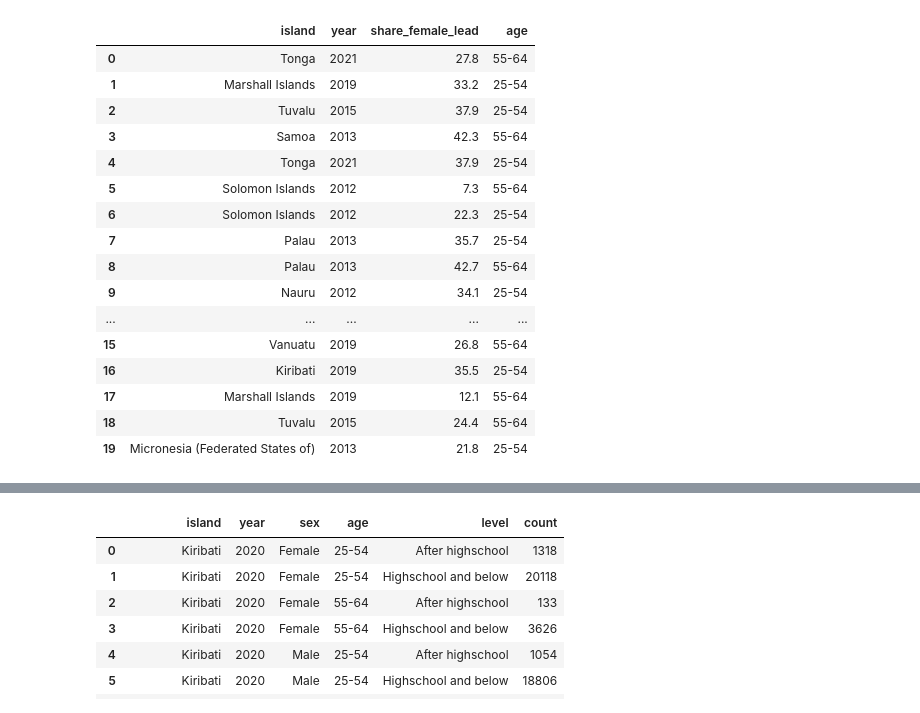
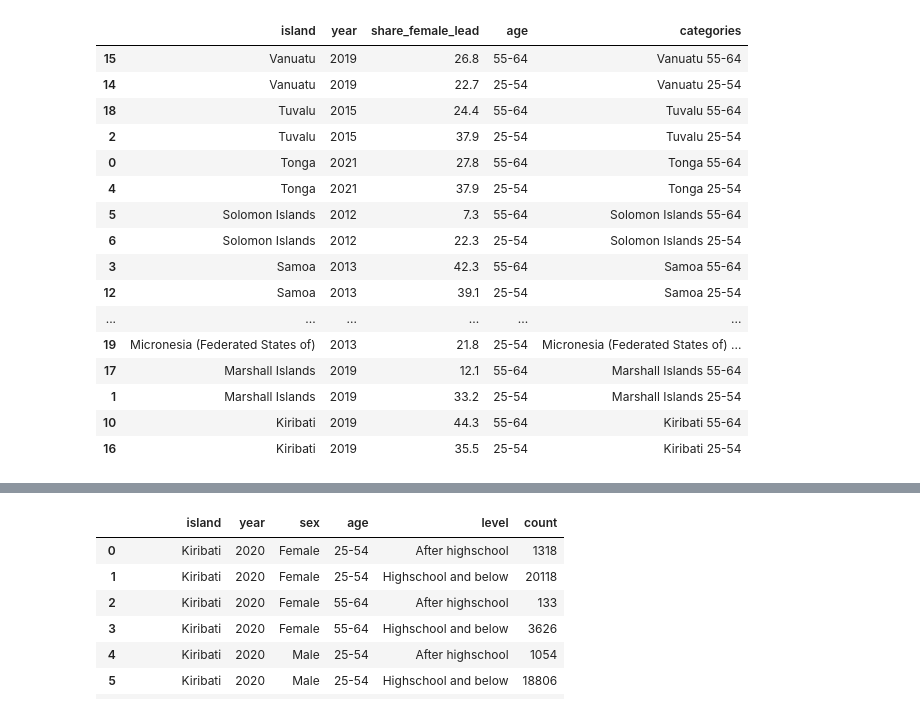
Before and after one commit to JosephBARBIERDARNAL/pacific-data-challenge, a Jupyter notebook: data.ipynb, the cells around one changed output, grey strips where cells are left out. Cells and saved outputs as stored; diff of their text form; code cells hidden in the pictures.

```diff
--- a/data.ipynb
+++ b/data.ipynb
@@ -1,26 +8,26 @@
 # %%
-import pandas as pd
-
 ceo_df = pd.read_csv("management-positions/management-positions.csv")
 ceo_df.rename(columns={'Pacific Island Countries and territories':'island'}, inplace=True)
 ceo_df = ceo_df[["island", "TIME_PERIOD", "OBS_VALUE", "Age"]]
 ceo_df.columns = ["island", "year", "share_female_lead", "age"]
+ceo_df["categories"] = ceo_df["island"]+" "+ceo_df["age"]
+ceo_df.sort_values(by=["island", "year", "age"], inplace=True, ascending=False)
 ceo_df
 # %% [output]
-|  | island | year | share_female_lead | age |
-| 0 | Tonga | 2021 | 27.8 | 55-64 |
-| 1 | Marshall Islands | 2019 | 33.2 | 25-54 |
-| 2 | Tuvalu | 2015 | 37.9 | 25-54 |
-| 3 | Samoa | 2013 | 42.3 | 55-64 |
-| 4 | Tonga | 2021 | 37.9 | 25-54 |
-| 5 | Solomon Islands | 2012 | 7.3 | 55-64 |
-| 6 | Solomon Islands | 2012 | 22.3 | 25-54 |
-| 7 | Palau | 2013 | 35.7 | 25-54 |
-| 8 | Palau | 2013 | 42.7 | 55-64 |
-| 9 | Nauru | 2012 | 34.1 | 25-54 |
-| ... | ... | ... | ... | ... |
-| 15 | Vanuatu | 2019 | 26.8 | 55-64 |
-| 16 | Kiribati | 2019 | 35.5 | 25-54 |
-| 17 | Marshall Islands | 2019 | 12.1 | 55-64 |
-| 18 | Tuvalu | 2015 | 24.4 | 55-64 |
-| 19 | Micronesia (Federated States of) | 2013 | 21.8 | 25-54 |
+|  | island | year | share_female_lead | age | categories |
+| 15 | Vanuatu | 2019 | 26.8 | 55-64 | Vanuatu 55-64 |
+| 14 | Vanuatu | 2019 | 22.7 | 25-54 | Vanuatu 25-54 |
+| 18 | Tuvalu | 2015 | 24.4 | 55-64 | Tuvalu 55-64 |
+| 2 | Tuvalu | 2015 | 37.9 | 25-54 | Tuvalu 25-54 |
+| 0 | Tonga | 2021 | 27.8 | 55-64 | Tonga 55-64 |
+| 4 | Tonga | 2021 | 37.9 | 25-54 | Tonga 25-54 |
+| 5 | Solomon Islands | 2012 | 7.3 | 55-64 | Solomon Islands 55-64 |
+| 6 | Solomon Islands | 2012 | 22.3 | 25-54 | Solomon Islands 25-54 |
+| 3 | Samoa | 2013 | 42.3 | 55-64 | Samoa 55-64 |
+| 12 | Samoa | 2013 | 39.1 | 25-54 | Samoa 25-54 |
+| ... | ... | ... | ... | ... | ... |
+| 19 | Micronesia (Federated States of) | 2013 | 21.8 | 25-54 | Micronesia (Federated States of) ... |
+| 17 | Marshall Islands | 2019 | 12.1 | 55-64 | Marshall Islands 55-64 |
+| 1 | Marshall Islands | 2019 | 33.2 | 25-54 | Marshall Islands 25-54 |
+| 10 | Kiribati | 2019 | 44.3 | 55-64 | Kiribati 55-64 |
+| 16 | Kiribati | 2019 | 35.5 | 25-54 | Kiribati 25-54 |
```
Also changed, not shown: parts of 7 cells of this notebook.
